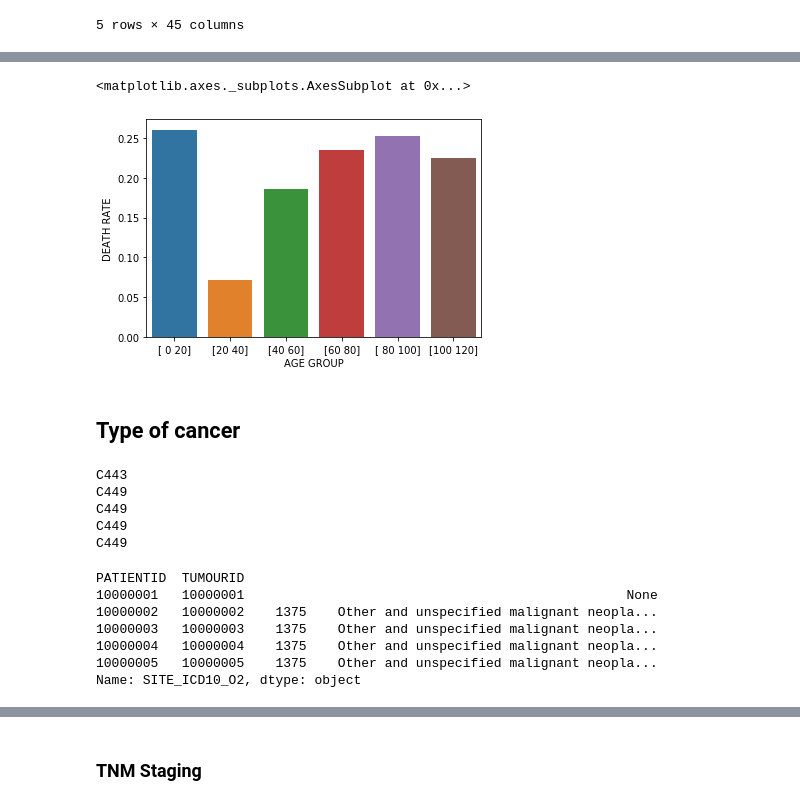
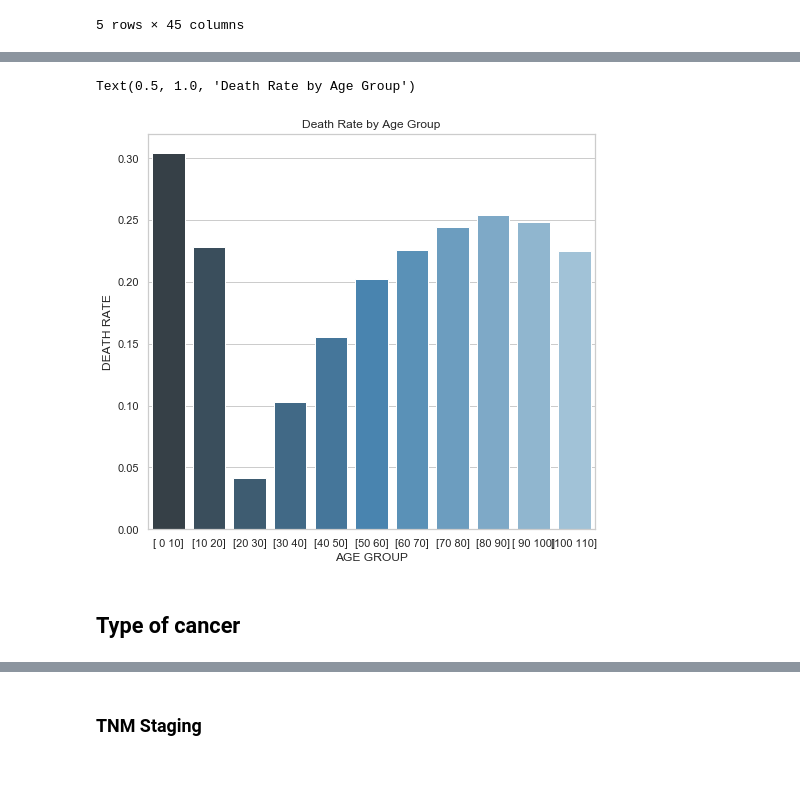
Before and after one commit to c-chen-ed5557/englishhealthdata, a Jupyter notebook: sim_av_patient.ipynb, the cells around one changed output, grey strips where cells are left out. Drawn from its saved outputs; the diff is of its cells as text; code cells hidden in the pictures; blank space fills up the shorter version.

```diff
--- a/sim_av_patient.ipynb
+++ b/sim_av_patient.ipynb
@@ -458,52 +440,16 @@ def calculate_death_rate(group):
     death_rate = g.iloc[g.index.get_level_values('NEWVITALSTATUS') == 'D'].sum().max() / merged_av_data.loc[(merged_av_data['AGE'] > group[0]) & (merged_av_data['AGE'] <= group[1]), :].shape[0]
     return death_rate
 
-calculate_death_rate([0, 200])
+age_groups = np.array([[x*10, (x+1)*10] for x in range(11)])
 
-age_groups = np.array([[0, 20],
-                    [20, 40],
-                    [40, 60],
-                    [60, 80],
-                    [80, 100],
-                    [100, 120]])
-
-death_rate_by_age_group = pd.DataFrame(data={'AGE GROUP': [str(group) for group in age_group], 'DEATH RATE': [calculate_death_rate(group) for group in age_group]})
+death_rate_by_age_group = pd.DataFrame(data={'AGE GROUP': [str(group) for group in age_groups], 'DEATH RATE': [calculate_death_rate(group) for group in age_groups]})
-# %%
-
-
-sns.barplot(x='AGE GROUP', y='DEATH RATE', data=death_rate_by_age_group)
-# %% [output]
-<matplotlib.axes._subplots.AxesSubplot at 0x...>
-[figure, removed]
+# %%
+p1 = plt.figure(figsize=(8,16),dpi=72)
+ax_death_by_age = p1.add_subplot(2,1,1)
+ax_death_by_age = sns.barplot(x='AGE GROUP', y='DEATH RATE', data=death_rate_by_age_group, palette='Blues_d', orient='H')
+ax_death_by_age.set_title('Death Rate by Age Group')
+# %% [output]
+Text(0.5, 1.0, 'Death Rate by Age Group')
+[figure, added]
 # %% [markdown]
 ## Type of cancer
-# %%
-# merged_av_data['SITE_ICD10_O2'].value_counts()
-
-icd_codes.head()
-
-counter = []
-def convert_site_code(site_code):
-    print(site_code)
-    if site_code in icd_codes['Category Code'].values:
-        return icd_codes[icd_codes['Category Code'] == site_code]['Category Title']
-    else:
-        counter.append(1)
-
-# 'C449' in icd_codes['Category Code'].values
-#
-merged_av_data['SITE_ICD10_O2'][0:5].map(convert_site_code)
-# counter
-# %% [output]
-C443
-C449
-C449
-C449
-C449
-PATIENTID  TUMOURID
-10000001   10000001                                                 None
-10000002   10000002    1375    Other and unspecified malignant neopla...
-10000003   10000003    1375    Other and unspecified malignant neopla...
-10000004   10000004    1375    Other and unspecified malignant neopla...
-10000005   10000005    1375    Other and unspecified malignant neopla...
-Name: SITE_ICD10_O2, dtype: object
```
Also changed, not shown: parts of 12 cells of this notebook.
